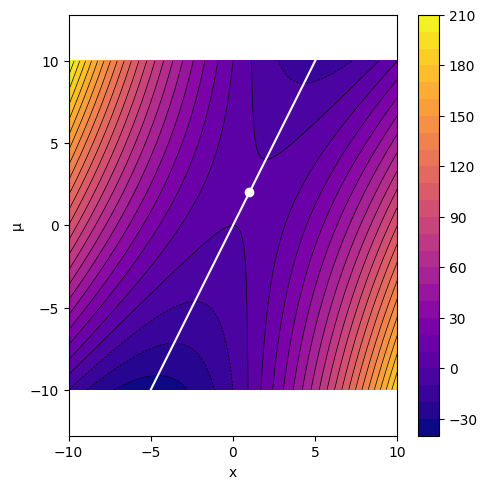
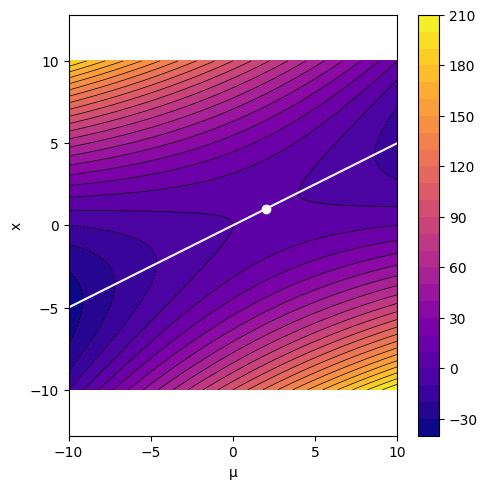
Code edit (unified diff) that turned the first committed figure into the second:
--- before
+++ after
@@ -1,13 +1,13 @@
 plot_contours(
-    torch.stack([x, mu], dim=2),
+    torch.stack([mu, x], dim=2),
     L(x, mu),
-    opti=[1, 2],
+    opti=[2, 1],
     colorbar=True,
     figsize=(5, 5),
 )
-plt.plot(x_s, 2 * x_s, "-w")
+plt.plot(mu_s, mu_s / 2, "-w")
 plt.xlim([-10, 10])
-plt.xlabel("x")
+plt.xlabel("µ")
 plt.ylim([-10, 10])
-plt.ylabel("µ")
+plt.ylabel("x")
 plt.show()

Commit: Swap plot axes in exercise 03.